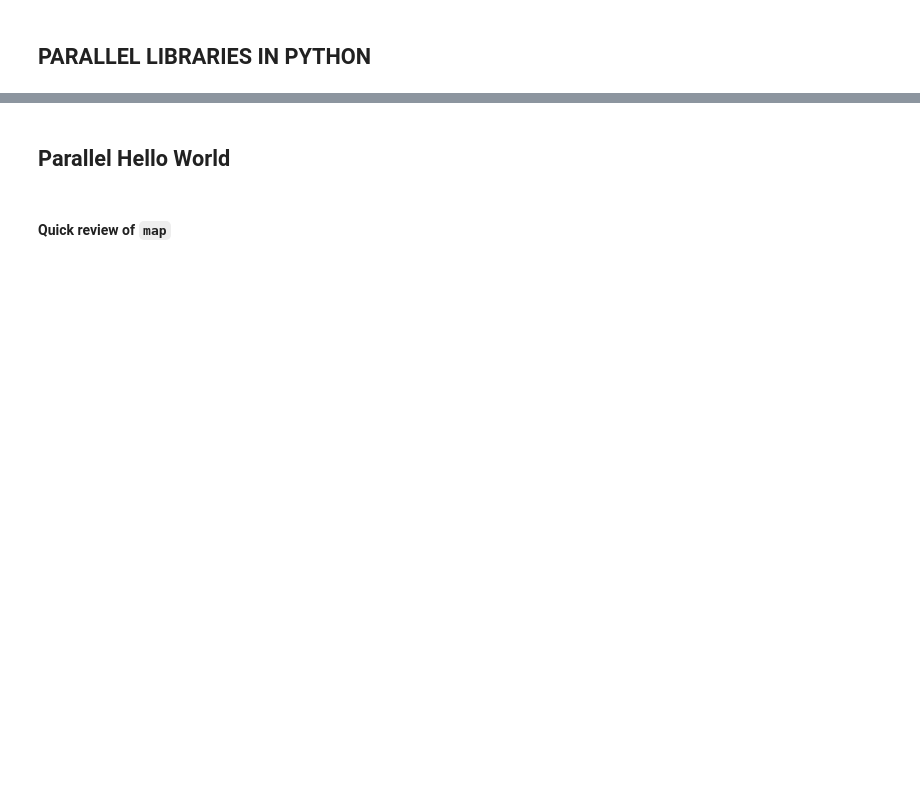
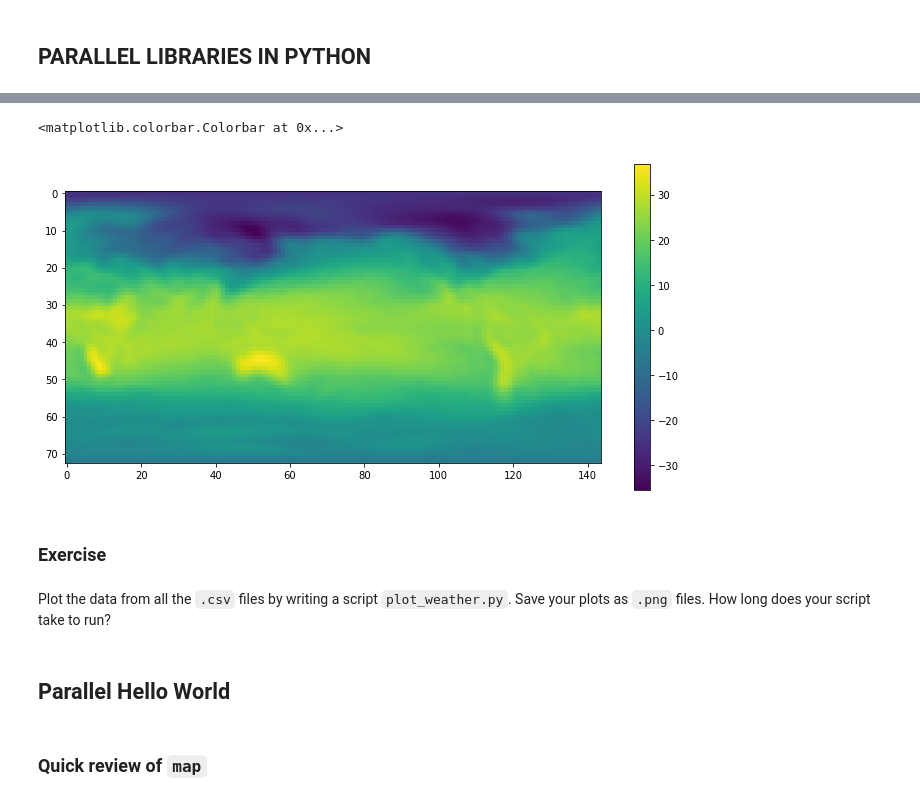
Before and after one commit to DiyuanLu/parallel-python-ASPP-2017, a Jupyter notebook: Slides.ipynb, the cells around one changed output, grey strips where cells are left out. Cells and saved outputs as stored; diff of their text form; code cells hidden in the pictures; blank space fills up the shorter version.

```diff
--- a/Slides.ipynb
+++ b/Slides.ipynb
@@ -58,7 +91,19 @@ data = numpy.random.rand(int(1e7))
+# %%
+data = np.loadtxt('2013.csv', delimiter=',')
+plt.figure(figsize=(12, 6))
+plt.imshow(data)
+plt.colorbar()
+# %% [output]
+<matplotlib.colorbar.Colorbar at 0x...>
+[figure, added]
+# %% [markdown]
+### Exercise
+# %% [markdown]
+Plot the data from all the `.csv` files by writing a script `plot_weather.py`. Save your plots as `.png` files. How long does your script take to run?
 # %% [markdown]
 ## Parallel Hello World
 # %% [markdown]
-#### Quick review of `map`
+### Quick review of `map`
 # %%
 def hello(name):
     return ("Hello, {}!".format(name))
```
Also changed, not shown: parts of 19 cells of this notebook.
